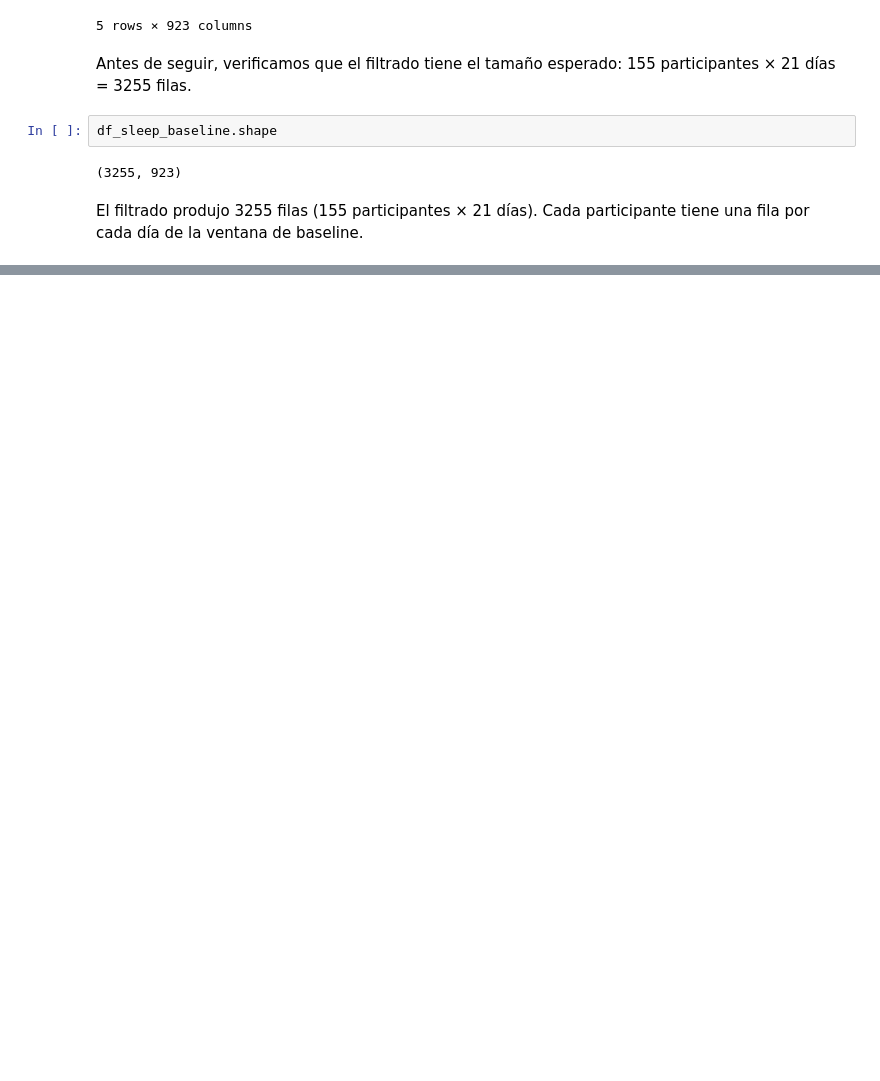
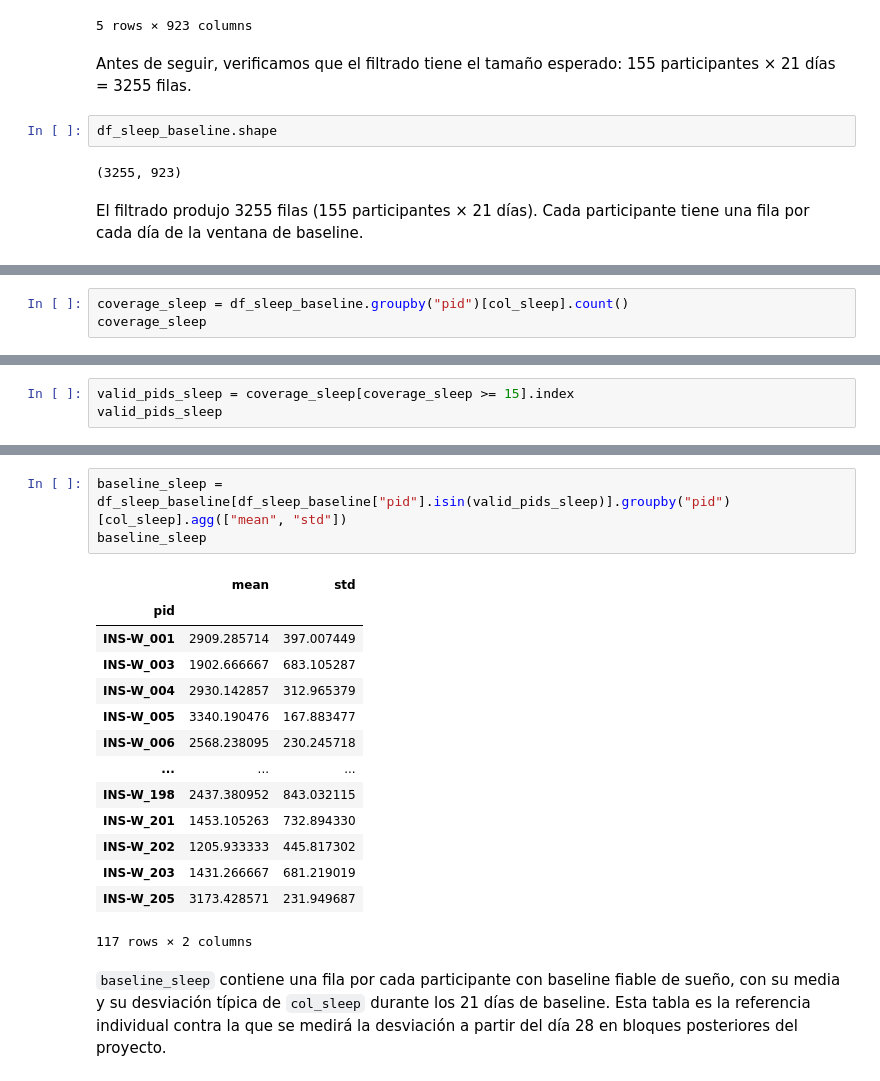
Before and after one commit to alejandrobarriel/globem, a Jupyter notebook: notebooks/globem.ipynb, the cells around one changed output, grey strips where cells are left out. Drawn from its saved outputs; the diff is of its cells as text; blank space fills up the shorter version.

Commit message:
Update baseline globem

```diff
--- a/notebooks/globem.ipynb
+++ b/notebooks/globem.ipynb
@@ -637,0 +651,3 @@ Con la ventana de baseline ya filtrada (días 7-27 de cada participante), calcul
+# %%
+coverage_sleep = df_sleep_baseline.groupby("pid")[col_sleep].count()
+coverage_sleep
@@ -637,0 +670,3 @@ Con la ventana de baseline ya filtrada (días 7-27 de cada participante), calcul
+# %%
+valid_pids_sleep = coverage_sleep[coverage_sleep >= 15].index
+valid_pids_sleep
@@ -637,0 +688,20 @@ Con la ventana de baseline ya filtrada (días 7-27 de cada participante), calcul
+# %%
+baseline_sleep = df_sleep_baseline[df_sleep_baseline["pid"].isin(valid_pids_sleep)].groupby("pid")[col_sleep].agg(["mean", "std"])
+baseline_sleep
+# %% [output]
+|  | mean | std |
+| pid |  |  |
+| INS-W_001 | 2909.285714 | 397.007449 |
+| INS-W_003 | 1902.666667 | 683.105287 |
+| INS-W_004 | 2930.142857 | 312.965379 |
+| INS-W_005 | 3340.190476 | 167.883477 |
+| INS-W_006 | 2568.238095 | 230.245718 |
+| ... | ... | ... |
+| INS-W_198 | 2437.380952 | 843.032115 |
+| INS-W_201 | 1453.105263 | 732.894330 |
+| INS-W_202 | 1205.933333 | 445.817302 |
+| INS-W_203 | 1431.266667 | 681.219019 |
+| INS-W_205 | 3173.428571 | 231.949687 |
+117 rows × 2 columns
+# %% [markdown]
+`baseline_sleep` contiene una fila por cada participante con baseline fiable de sueño, con su media y su desviación típica de `col_sleep` durante los 21 días de baseline. Esta tabla es la referencia individual contra la que se medirá la desviación a partir del día 28 en bloques posteriores del proyecto.
```
Also changed, not shown: parts of 19 cells of this notebook.
